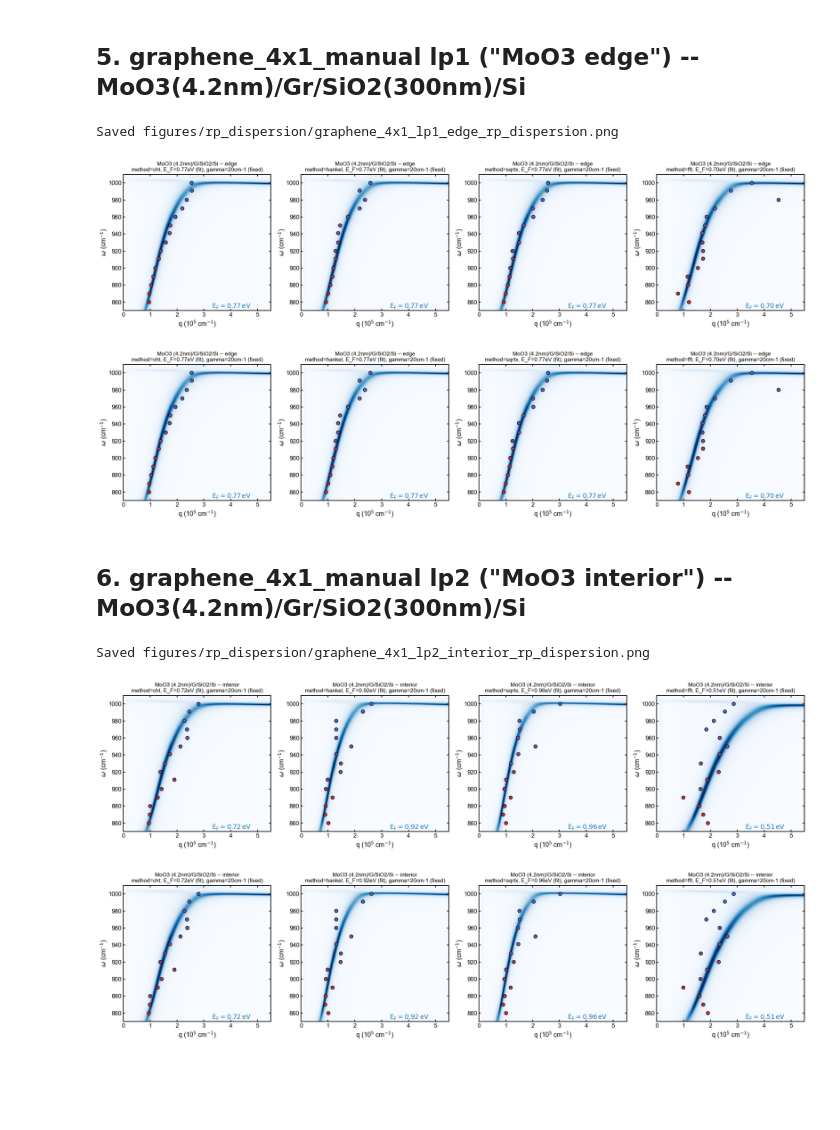
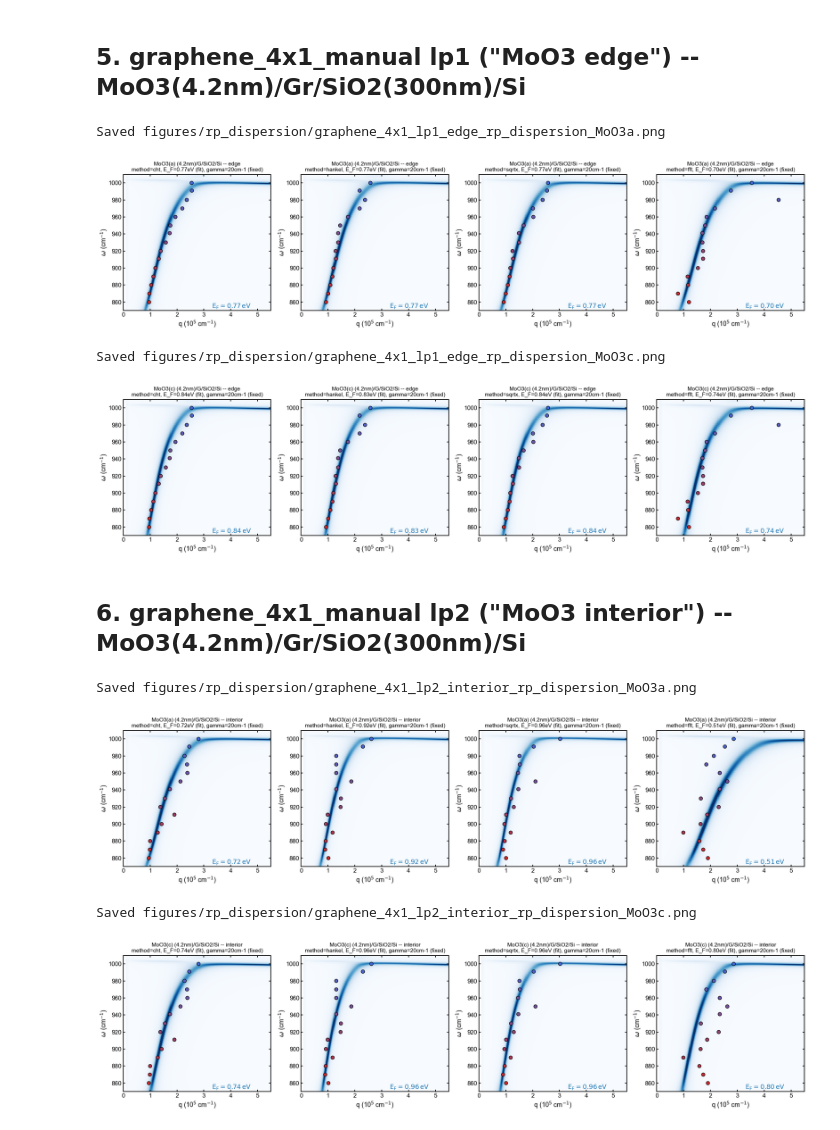
Before and after one commit to shizhe220/GMG-sSNOM-Analysis, a Jupyter notebook: rp_dispersion_plot.ipynb, the cells around one changed output. Cells and saved outputs as stored; diff of their text form; code cells hidden in the pictures; blank space fills up the shorter version.

```diff
--- a/rp_dispersion_plot.ipynb
+++ b/rp_dispersion_plot.ipynb
@@ -145,10 +164,14 @@ def fit_all_methods(stack, materials, pts):
     return ef_by_method
 
 ef_3x1 = fit_all_methods(stack_3x1, materials_3x1, pts_3x1)
-ef_lp1 = fit_all_methods(stack_4x1, materials_4x1, pts_lp1)
-ef_lp2 = fit_all_methods(stack_4x1, materials_4x1, pts_lp2)
+ef_lp1_a = fit_all_methods(stack_4x1, materials_4x1_a, pts_lp1)
+ef_lp1_c = fit_all_methods(stack_4x1, materials_4x1_c, pts_lp1)
+ef_lp2_a = fit_all_methods(stack_4x1, materials_4x1_a, pts_lp2)
+ef_lp2_c = fit_all_methods(stack_4x1, materials_4x1_c, pts_lp2)
 
-print('E_F (eV), 3x1_manual (Gr/SiO2/Si):     ', {k: round(v, 3) for k, v in ef_3x1.items()})
-print('E_F (eV), 4x1 lp1 (MoO3 edge):         ', {k: round(v, 3) for k, v in ef_lp1.items()})
-print('E_F (eV), 4x1 lp2 (MoO3 interior):     ', {k: round(v, 3) for k, v in ef_lp2.items()})
+print('E_F (eV), 3x1_manual (Gr/SiO2/Si):        ', {k: round(v, 3) for k, v in ef_3x1.items()})
+print('E_F (eV), 4x1 lp1 (MoO3(a)/edge):         ', {k: round(v, 3) for k, v in ef_lp1_a.items()})
+print('E_F (eV), 4x1 lp1 (MoO3(c)/edge):         ', {k: round(v, 3) for k, v in ef_lp1_c.items()})
+print('E_F (eV), 4x1 lp2 (MoO3(a)/interior):     ', {k: round(v, 3) for k, v in ef_lp2_a.items()})
+print('E_F (eV), 4x1 lp2 (MoO3(c)/interior):     ', {k: round(v, 3) for k, v in ef_lp2_c.items()})
 # %% [output]
@@ -179,36 +204,47 @@ Saved figures/rp_dispersion/graphene_3x1_manual_rp_dispersion.png
 # %% [markdown]
 ## 5. graphene_4x1_manual lp1 ("MoO3 edge") -- MoO3(4.2nm)/Gr/SiO2(300nm)/Si
 # %%
-fig, axes = plt.subplots(1, 4, figsize=(20, 5))
-for ax, method in zip(axes, METHODS):
-    rp_schematic(stack_4x1, materials_4x1, subs=SUBS, freqs=FREQS, qs=QS,
-                 Ef=ef_lp1[method], gamma=GAMMA, figAx=(fig, ax), vmin=0, vmax=8,
-                 pts=pts_lp1, pts_chn=method, show_Ef=True, ytickspacing=20)
-    ax.set_title(f'MoO3 (4.2nm)/G/SiO2/Si -- edge\nmethod={method}, E_F={ef_lp1[method]:.2f}eV (fit), gamma={GAMMA}cm-1 (fixed)', fontsize=11)
+FREQS = np.linspace(850, 1010, 300)
+QS = np.linspace(1e4, 5.5e5, 400)
 
-fig.tight_layout()
-fig.savefig(f'{SAVE_DIR}/graphene_4x1_lp1_edge_rp_dispersion.png', dpi=200, bbox_inches='tight')
-print(f'Saved {SAVE_DIR}/graphene_4x1_lp1_edge_rp_dispersion.png')
-fig
+for axis_label, materials_4x1, ef_lp1 in [('a', materials_4x1_a, ef_lp1_a), ('c', materials_4x1_c, ef_lp1_c)]:
+    fig, axes = plt.subplots(1, 4, figsize=(20, 5))
+    for ax, method in zip(axes, METHODS):
+        rp_schematic(stack_4x1, materials_4x1, subs=SUBS, freqs=FREQS, qs=QS,
+                     Ef=ef_lp1[method], gamma=GAMMA, figAx=(fig, ax), vmin=0, vmax=8,
+                     pts=pts_lp1, pts_chn=method, show_Ef=True, ytickspacing=20)
+        ax.set_title(f'MoO3({axis_label}) (4.2nm)/G/SiO2/Si -- edge\nmethod={method}, E_F={ef_lp1[method]:.2f}eV (fit), gamma={GAMMA}cm-1 (fixed)', fontsize=11)
+
+    fig.tight_layout()
+    out_path = f'{SAVE_DIR}/graphene_4x1_lp1_edge_rp_dispersion_MoO3{axis_label}.png'
+    fig.savefig(out_path, dpi=200, bbox_inches='tight')
+    print(f'Saved {out_path}')
+    display(fig)
+    plt.close(fig)
 # %% [output]
-Saved figures/rp_dispersion/graphene_4x1_lp1_edge_rp_dispersion.png
+Saved figures/rp_dispersion/graphene_4x1_lp1_edge_rp_dispersion_MoO3a.png
 [figure]
+Saved figures/rp_dispersion/graphene_4x1_lp1_edge_rp_dispersion_MoO3c.png
 [figure]
 # %% [markdown]
 ## 6. graphene_4x1_manual lp2 ("MoO3 interior") -- MoO3(4.2nm)/Gr/SiO2(300nm)/Si
 # %%
-fig, axes = plt.subplots(1, 4, figsize=(20, 5))
-for ax, method in zip(axes, METHODS):
-    rp_schematic(stack_4x1, materials_4x1, subs=SUBS, freqs=FREQS, qs=QS,
-                 Ef=ef_lp2[method], gamma=GAMMA, figAx=(fig, ax), vmin=0, vmax=8,
-                 pts=pts_lp2, pts_chn=method, show_Ef=True, ytickspacing=20)
-    ax.set_title(f'MoO3 (4.2nm)/G/SiO2/Si -- interior\nmethod={method}, E_F={ef_lp2[method]:.2f}eV (fit), gamma={GAMMA}cm-1 (fixed)', fontsize=11)
+for axis_label, materials_4x1, ef_lp2 in [('a', materials_4x1_a, ef_lp2_a), ('c', materials_4x1_c, ef_lp2_c)]:
+    fig, axes = plt.subplots(1, 4, figsize=(20, 5))
+    for ax, method in zip(axes, METHODS):
+        rp_schematic(stack_4x1, materials_4x1, subs=SUBS, freqs=FREQS, qs=QS,
+                     Ef=ef_lp2[method], gamma=GAMMA, figAx=(fig, ax), vmin=0, vmax=8,
+                     pts=pts_lp2, pts_chn=method, show_Ef=True, ytickspacing=20)
+        ax.set_title(f'MoO3({axis_label}) (4.2nm)/G/SiO2/Si -- interior\nmethod={method}, E_F={ef_lp2[method]:.2f}eV (fit), gamma={GAMMA}cm-1 (fixed)', fontsize=11)
 
-fig.tight_layout()
-fig.savefig(f'{SAVE_DIR}/graphene_4x1_lp2_interior_rp_dispersion.png', dpi=200, bbox_inches='tight')
-print(f'Saved {SAVE_DIR}/graphene_4x1_lp2_interior_rp_dispersion.png')
-fig
+    fig.tight_layout()
+    out_path = f'{SAVE_DIR}/graphene_4x1_lp2_interior_rp_dispersion_MoO3{axis_label}.png'
+    fig.savefig(out_path, dpi=200, bbox_inches='tight')
+    print(f'Saved {out_path}')
+    display(fig)
+    plt.close(fig)
 # %% [output]
-Saved figures/rp_dispersion/graphene_4x1_lp2_interior_rp_dispersion.png
+Saved figures/rp_dispersion/graphene_4x1_lp2_interior_rp_dispersion_MoO3a.png
 [figure]
+Saved figures/rp_dispersion/graphene_4x1_lp2_interior_rp_dispersion_MoO3c.png
-[figure, old version]
+[figure, new version]
```
Also changed, not shown: parts of 6 cells of this notebook, 24 other files.
